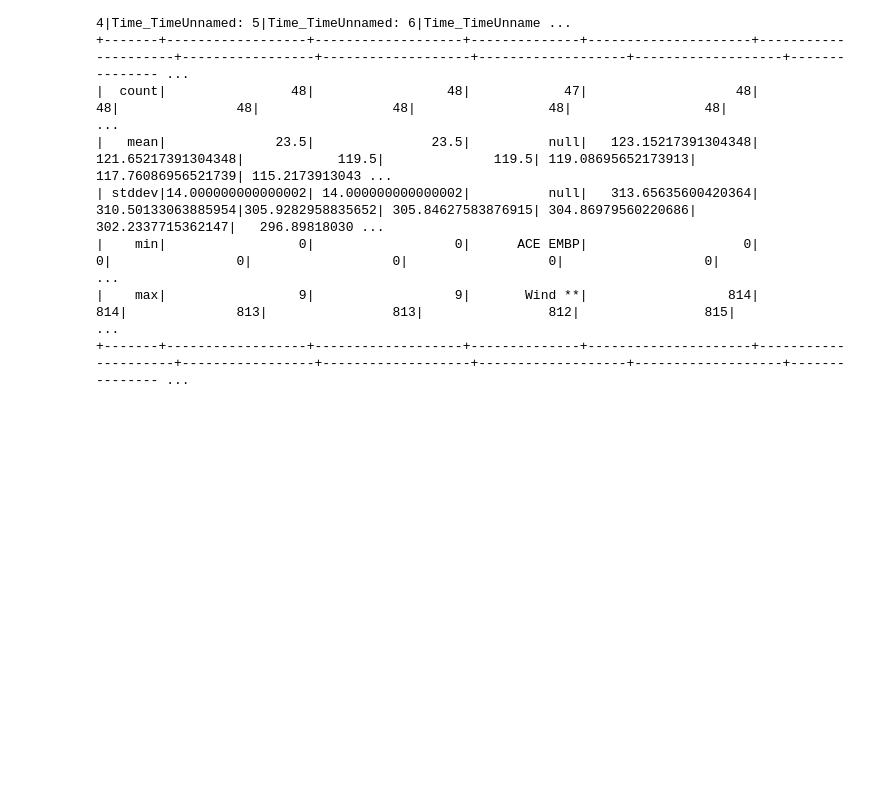
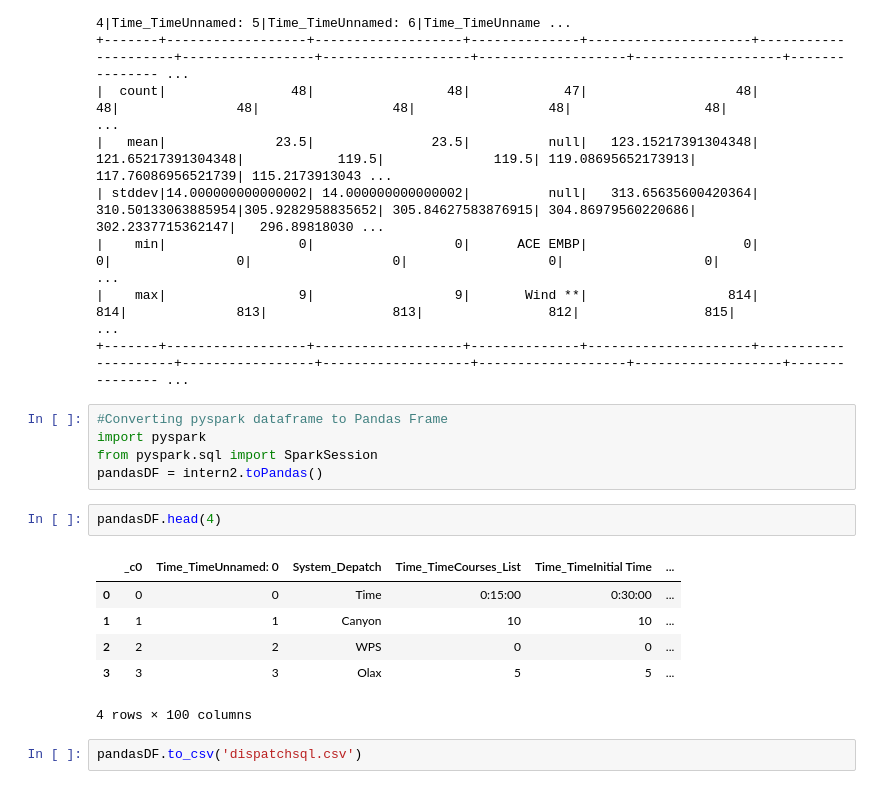
Before and after one commit to PanduDcau/Data-Analysis-Intern, a Jupyter notebook: Data Processing/Table Manipulation/PySpark Part 1.ipynb, the cells around one changed output. Saved outputs shown, nothing was run; the diff lists cells and outputs as text; blank space fills up the shorter version.

Commit message:
Pyspark Sql

```diff
--- a/Data Processing/Table Manipulation/PySpark Part 1.ipynb
+++ b/Data Processing/Table Manipulation/PySpark Part 1.ipynb
@@ -388,3 +388,19 @@ Main.describe().show()
 |    min|                 0|                  0|      ACE EMBP|                    0|                    0|                0|                  0|                  0|                  0|                ...
 |    max|                 9|                  9|       Wind **|                  814|                  814|              813|                813|                812|                815|                ...
 +-------+------------------+-------------------+--------------+---------------------+---------------------+-----------------+-------------------+-------------------+-------------------+--------------- ...
+# %%
+#Converting pyspark dataframe to Pandas Frame
+import pyspark
+from pyspark.sql import SparkSession
+pandasDF = intern2.toPandas()
+# %%
+pandasDF.head(4)
+# %% [output]
+|  | _c0 | Time_TimeUnnamed: 0 | System_Depatch | Time_TimeCourses_List | Time_TimeInitial Time | ... |
+| 0 | 0 | 0 | Time | 0:15:00 | 0:30:00 | ... |
+| 1 | 1 | 1 | Canyon | 10 | 10 | ... |
+| 2 | 2 | 2 | WPS | 0 | 0 | ... |
+| 3 | 3 | 3 | Olax | 5 | 5 | ... |
+4 rows × 100 columns
+# %%
+pandasDF.to_csv('dispatchsql.csv')
```
Also changed, not shown: 2 other files.
